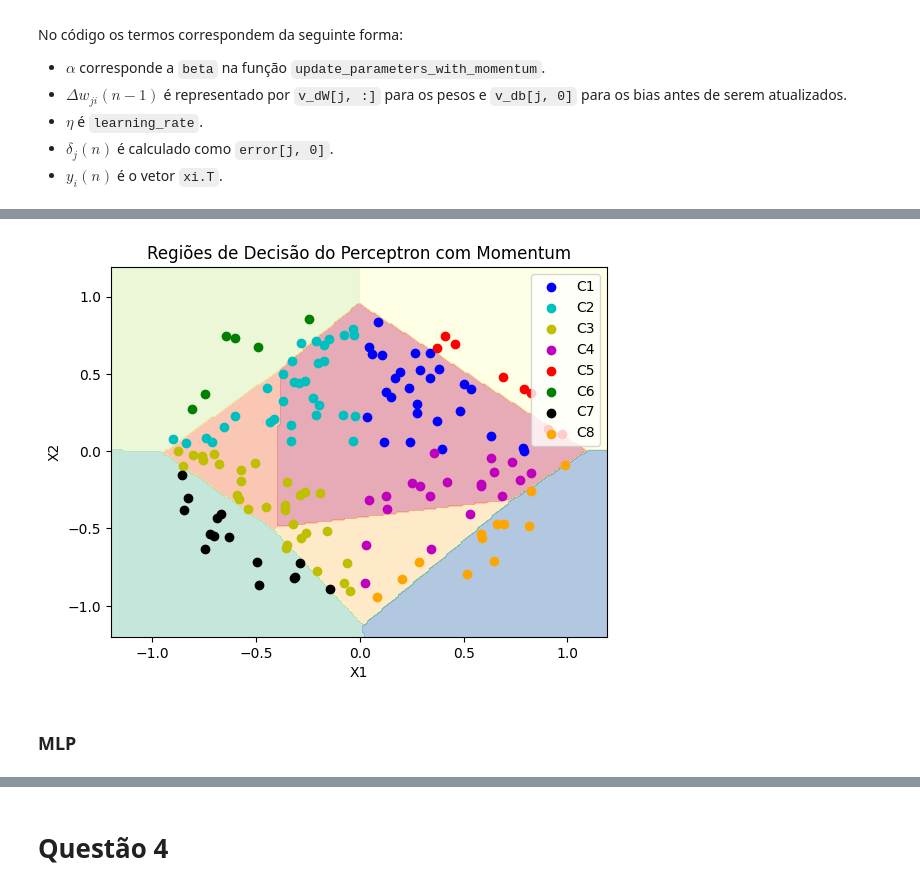
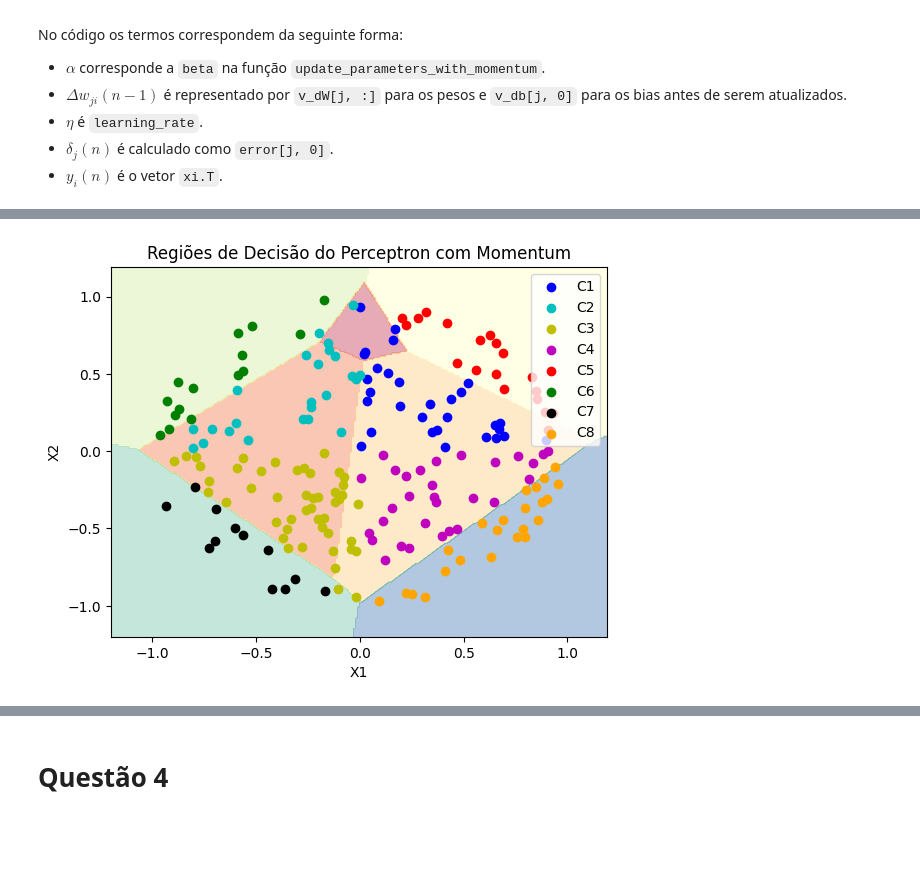
Before and after one commit to ArthurrCr/DEEP-LEARNING, a Jupyter notebook: [DL] 1A Lista_.ipynb, the cells around one changed output, grey strips where cells are left out. Drawn from its saved outputs; the diff is of its cells as text; code cells hidden in the pictures; blank space fills up the shorter version.

```diff
--- a/[DL] 1A Lista_.ipynb
+++ b/[DL] 1A Lista_.ipynb
@@ -895,15 +961,13 @@ Y = np.array(lista)
 
 # Separar os dados em conjuntos de treinamento, validação e teste
 indices = np.random.permutation(len(X))
-train_indices = indices[:int(0.7*len(X))]
-val_indices = indices[int(0.7*len(X)):int(0.85*len(X))]
-test_indices = indices[int(0.85*len(X)):]
+train_indices = indices[:int(0.8*len(X))]
+val_indices = indices[int(0.8*len(X)):]
+
 X_train = X[train_indices].T
 Y_train = Y[train_indices].T
 X_val = X[val_indices].T
 Y_val = Y[val_indices].T
-X_test = X[test_indices].T
-Y_test = Y[test_indices].T
 # %%
 X_train.shape
 # %% [output]
@@ -968,6 +993,14 @@ def nn_model_delta(X, Y, num_iterations, learning_rate):
 # Função para treinar o modelo e calcular a acurácia no conjunto de validação
 def train_and_evaluate_delta(X_train, Y_train, X_val, Y_val, num_iterations=100, learning_rate=0.01):
     parameters = nn_model_delta(X_train, Y_train, num_iterations, learning_rate)
+
+    # Previsões no conjunto de treino
+    A_train = forward_propagation_delta(X_train, parameters)
+    predictions_train = np.where(A_train > 0, 1, -1)
+    predictions_train_indices = np.argmax(predictions_train, axis=0)
+    Y_train_indices = np.argmax(Y_train, axis=0)
+    accuracy_train = accuracy_score(Y_train_indices, predictions_train_indices)
+    print(f"Acurácia no conjunto de treino: {accuracy_train * 100:.2f}%")
 
     # Previsões no conjunto de validação
     A_val = forward_propagation_delta(X_val, parameters)
@@ -981,15 +1014,22 @@ def train_and_evaluate_delta(X_train, Y_train, X_val, Y_val, num_iterations=100,
     # Calcular a matriz de confusão e a acurácia geral
     cm = confusion_matrix(Y_val_indices, predictions_val_indices)
     accuracy = accuracy_score(Y_val_indices, predictions_val_indices)
+    print(f"Acurácia no conjunto de validação: {accuracy * 100:.2f}%")
 
     # Calcular e imprimir a acurácia por classe nos dados de validação
     accuracies = cm.diagonal() / cm.sum(axis=1)
     for i, acc in enumerate(accuracies):
         print(f"Acurácia da classe {class_dict[i]}: {acc * 100:.2f}%")
 
-    return cm, accuracy, parameters
+    return cm, parameters
+
+
+start_time = time.time()
 
 # Treinar o modelo e avaliar no conjunto de validação
-cm, accuracy, parameters = train_and_evaluate_delta(X_train, Y_train, X_val, Y_val, num_iterations=1000, learning_rate=0.1)
-print(f"Acurácia no conjunto de validação: {accuracy * 100:.2f}%")
+cm, parameters = train_and_evaluate_delta(X_train, Y_train, X_val, Y_val, num_iterations=1000, learning_rate=0.1)
+
+end_time = time.time()
+execution_time = end_time - start_time
+print(f"Tempo de execução: {execution_time:.2f} segundos")
 # %% [output]
@@ -1031,10 +1073,10 @@ plt.contourf(xx, yy, Z, alpha=0.4, cmap='Spectral')
 plt.xlim(xx.min(), xx.max())
 plt.ylim(yy.min(), yy.max())
 
-# Plotar os pontos de teste
+# Plotar os pontos de validação
 for i, color in enumerate(['blue', 'c', 'y', 'm', 'r', 'g', 'k', 'orange']):
-    idx = np.where(Y_test[i, :] == 1)
-    plt.scatter(X_test[0, idx], X_test[1, idx], c=color, label=class_dict[i])
+    idx = np.where(Y_val[i, :] == 1)
+    plt.scatter(X_val[0, idx], X_val[1, idx], c=color, edgecolor='k', label=f'Classe {class_dict[i]}')
 
 plt.title('Regiões de Decisão do Perceptron')
 plt.xlabel('X1')
@@ -1120,7 +1162,7 @@ def update_parameters_with_momentum_one_vs_all(parameters, X, Y, learning_rate,
 
     return parameters
 
-def nn_model_with_momentum(X, Y, num_iterations=100, learning_rate=0.01, beta=0.9):
+def nn_model_with_momentum(X, Y, num_iterations, learning_rate, beta):
     n_x, n_y = X.shape[0], Y.shape[0]
     parameters = initialize_parameters_with_momentum(n_x, n_y)
     for i in range(num_iterations):
@@ -1182,32 +1235,30 @@ plt.show()
 # %%
 # Definir os limites da grade e criar uma grade de pontos
 x_min, x_max = -1.2, 1.2
 y_min, y_max = -1.2, 1.2
 xx, yy = np.meshgrid(np.arange(x_min, x_max, 0.01),
                      np.arange(y_min, y_max, 0.01))
 
 # Prever classes para cada ponto na grade
 grid_points = np.c_[xx.ravel(), yy.ravel()].T  # Preparar pontos da grade para classificação
 A = forward_propagation_momentum(grid_points, parameters)  # Obter saída do modelo para cada ponto
 predictions = np.argmax(A, axis=0)  # Obter a classe com a maior saída
 Z = predictions.reshape(xx.shape)  # Reshape de acordo com a grade de pontos
 
 # Plotar as regiões de decisão
 plt.contourf(xx, yy, Z, alpha=0.4, cmap='Spectral')
 plt.xlim(xx.min(), xx.max())
 plt.ylim(yy.min(), yy.max())
 
-# Plotar os pontos de teste
+# Plotar os pontos de validação
 for i, color in enumerate(['blue', 'c', 'y', 'm', 'r', 'g', 'k', 'orange']):
-    idx = np.where(Y_test[i, :] == 1)
-    plt.scatter(X_test[0, idx], X_test[1, idx], c=color, label=class_dict[i], cmap='Spectral')
+    idx = np.where(Y_val[i, :] == 1)
+    plt.scatter(X_val[0, idx], X_val[1, idx], c=color, label=class_dict[i])
 
 plt.title('Regiões de Decisão do Perceptron com Momentum')
 plt.xlabel('X1')
 plt.ylabel('X2')
 plt.legend(loc='upper right')
 plt.show()
 # %% [output]
-[figure, old version]
+[figure, new version]
-# %% [markdown]
-### MLP
```
Also changed, not shown: parts of 37 cells of this notebook.
